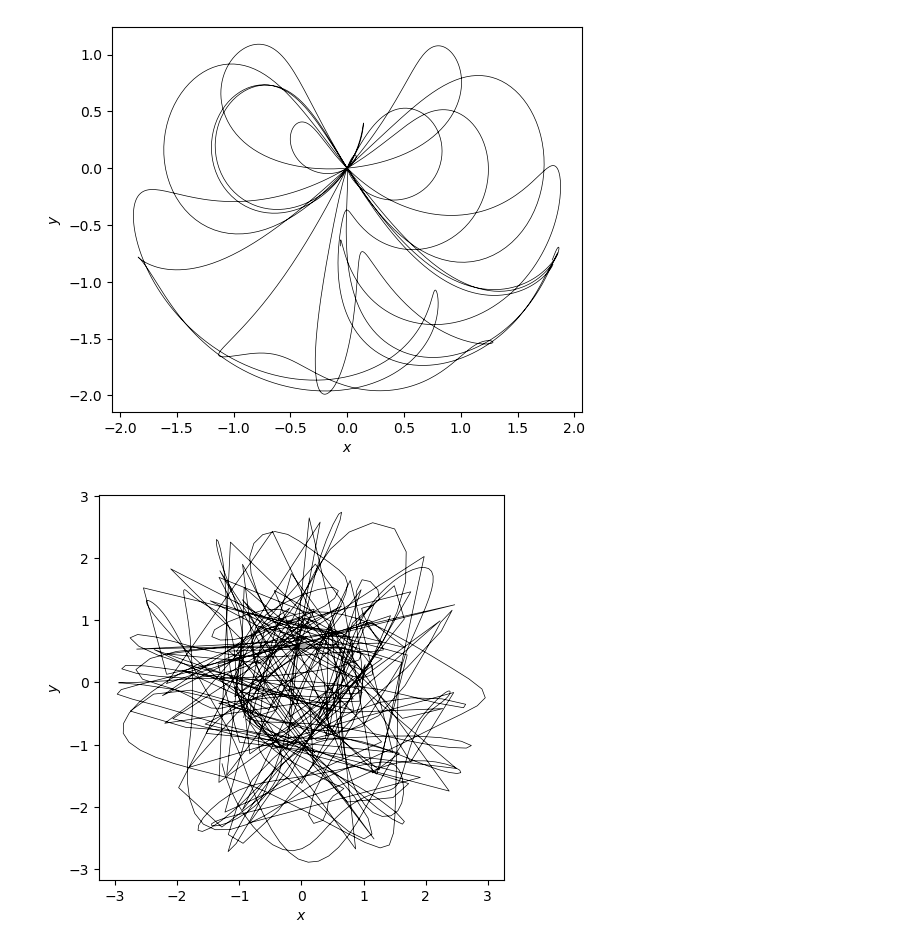
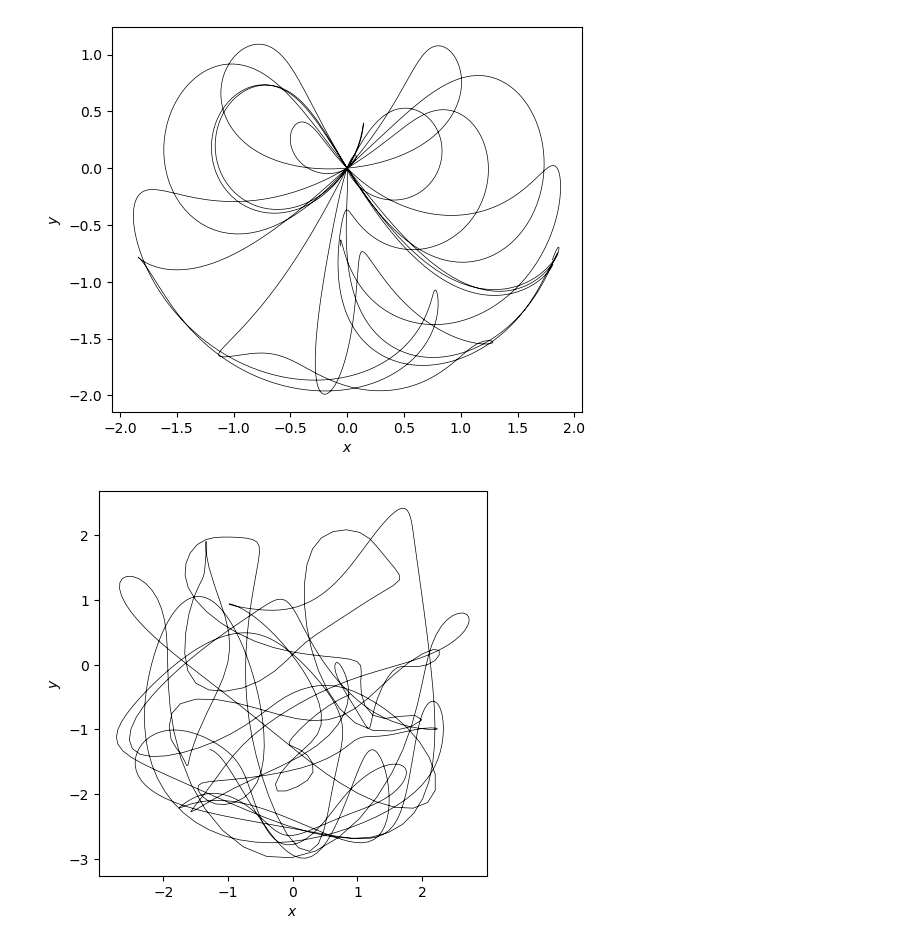
Before and after one commit to linus-md/pendulum, a Jupyter notebook: plots/plot_pendulum.ipynb, the cells around one changed output. Saved outputs shown, nothing was run; the diff lists cells and outputs as text; code cells hidden in the pictures.

```diff
--- a/plots/plot_pendulum.ipynb
+++ b/plots/plot_pendulum.ipynb
@@ -70,7 +72,7 @@ L1, L2, L3 = 1.0, 1.0, 1.0  # Length of the pendulum arms
 m1, m2, m3 = 1.0, 1.0, 1.0  # Masses of pendulum bobs
 
 # Initial conditions: [theta1, omega1, theta2, omega2, theta3, omega3]
-initial = [-np.pi/3, 1, np.pi/5, 2, -np.pi/2, 10]
+initial = [-np.pi/3, 1, np.pi/5, 2, -np.pi/2, 1]
 
 # Time span for the simulation
 t_span = [0, 20]
@@ -99,31 +101,31 @@ def triple_pendulum(t, y):
     domega2_dt = f2 / a2
     domega3_dt = f3 / a3
 
     return [omega1, domega1_dt, omega2, domega2_dt, omega3, domega3_dt]
 
 # Numerically solve the differential equations
 solution = solve_ivp(triple_pendulum, t_span, initial, t_eval=t_eval, method='RK45')
 
 # Extract angles
 theta1 = solution.y[0]
 theta2 = solution.y[2]
 theta3 = solution.y[4]
 
 # Calculate cartesian coordinates for plotting
 x1 = L1 * np.sin(theta1)
 y1 = -L1 * np.cos(theta1)
 x2 = x1 + L2 * np.sin(theta2)
 y2 = y1 - L2 * np.cos(theta2)
 x3 = x2 + L3 * np.sin(theta3)
 y3 = y2 - L3 * np.cos(theta3)
 
 plt.figure(figsize=(10, 5))
 plt.plot(x3, y3,'black',linewidth=0.5)
 plt.xlabel(r'$x$')
 plt.ylabel(r'$y$')
 plt.gca().set_aspect('equal')
 
 plt.grid(False)
 plt.show()
 # %% [output]
-[figure, old version]
+[figure, new version]
```
Also changed, not shown: parts of 1 cell of this notebook, 1 other file.
